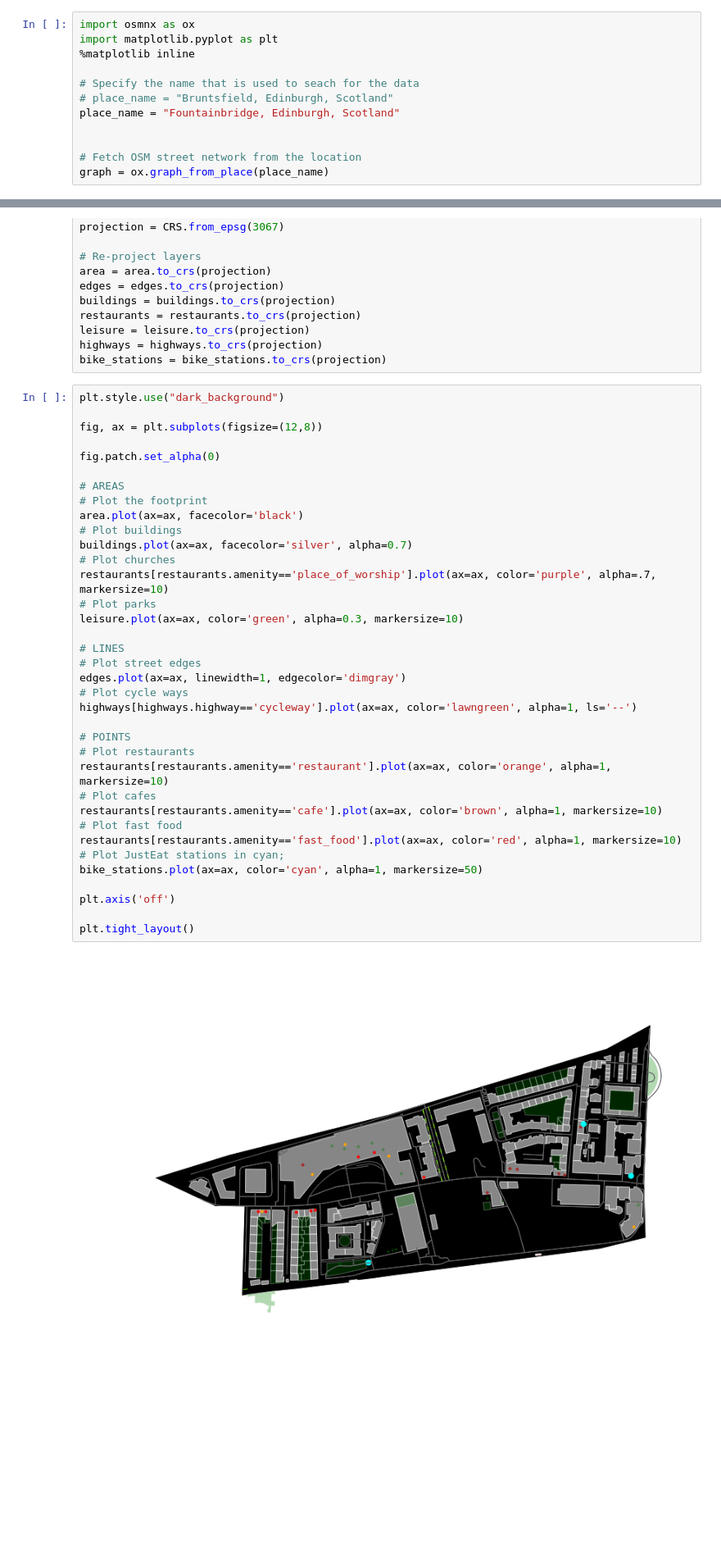
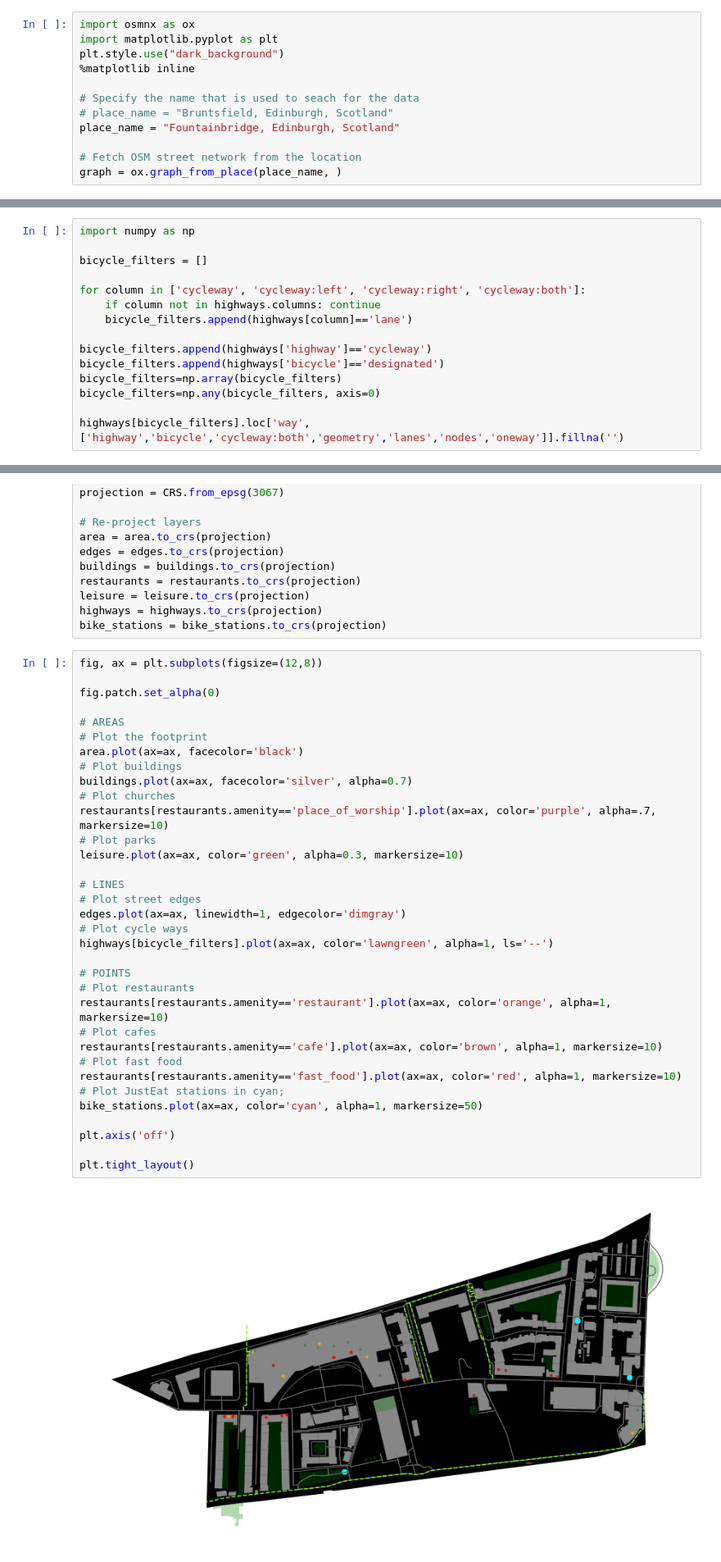
Before and after one commit to EArtiges/Bike_Share_data, a Jupyter notebook: Get_OSM_Data.ipynb, the cells around one changed output, grey strips where cells are left out. Shown at 82% size. Saved outputs shown, nothing was run; the diff lists cells and outputs as text; blank space fills up the shorter version.

```diff
--- a/Get_OSM_Data.ipynb
+++ b/Get_OSM_Data.ipynb
@@ -102,12 +101,12 @@ https://automating-gis-processes.github.io/site/notebooks/L6/retrieve_osm_data.h
 # %%
 import osmnx as ox
 import matplotlib.pyplot as plt
+plt.style.use("dark_background")
 %matplotlib inline
 
 # Specify the name that is used to seach for the data
 # place_name = "Bruntsfield, Edinburgh, Scotland"
 place_name = "Fountainbridge, Edinburgh, Scotland"
 
-
 # Fetch OSM street network from the location
-graph = ox.graph_from_place(place_name)
+graph = ox.graph_from_place(place_name, )
@@ -179,0 +198,15 @@ if 0:
+# %%
+import numpy as np
+
+bicycle_filters = []
+
+for column in ['cycleway', 'cycleway:left', 'cycleway:right', 'cycleway:both']:
+    if column not in highways.columns: continue
+    bicycle_filters.append(highways[column]=='lane')
+
+bicycle_filters.append(highways['highway']=='cycleway')
+bicycle_filters.append(highways['bicycle']=='designated')
+bicycle_filters=np.array(bicycle_filters)
+bicycle_filters=np.any(bicycle_filters, axis=0)
+
+highways[bicycle_filters].loc['way', ['highway','bicycle','cycleway:both','geometry','lanes','nodes','oneway']].fillna('')
@@ -254,40 +306,38 @@ leisure = leisure.to_crs(projection)
 highways = highways.to_crs(projection)
 bike_stations = bike_stations.to_crs(projection)
 # %%
-plt.style.use("dark_background")
-
 fig, ax = plt.subplots(figsize=(12,8))
 
 fig.patch.set_alpha(0)
 
 # AREAS
 # Plot the footprint
 area.plot(ax=ax, facecolor='black')
 # Plot buildings
 buildings.plot(ax=ax, facecolor='silver', alpha=0.7)
 # Plot churches
 restaurants[restaurants.amenity=='place_of_worship'].plot(ax=ax, color='purple', alpha=.7, markersize=10)
 # Plot parks
 leisure.plot(ax=ax, color='green', alpha=0.3, markersize=10)
 
 # LINES
 # Plot street edges
 edges.plot(ax=ax, linewidth=1, edgecolor='dimgray')
 # Plot cycle ways
-highways[highways.highway=='cycleway'].plot(ax=ax, color='lawngreen', alpha=1, ls='--')
+highways[bicycle_filters].plot(ax=ax, color='lawngreen', alpha=1, ls='--')
 
 # POINTS
 # Plot restaurants
 restaurants[restaurants.amenity=='restaurant'].plot(ax=ax, color='orange', alpha=1, markersize=10)
 # Plot cafes
 restaurants[restaurants.amenity=='cafe'].plot(ax=ax, color='brown', alpha=1, markersize=10)
 # Plot fast food
 restaurants[restaurants.amenity=='fast_food'].plot(ax=ax, color='red', alpha=1, markersize=10)
 # Plot JustEat stations in cyan;
 bike_stations.plot(ax=ax, color='cyan', alpha=1, markersize=50)
 
 plt.axis('off')
 
 plt.tight_layout()
 # %% [output]
-[figure, old version]
+[figure, new version]
```
Also changed, not shown: parts of 21 cells of this notebook.
